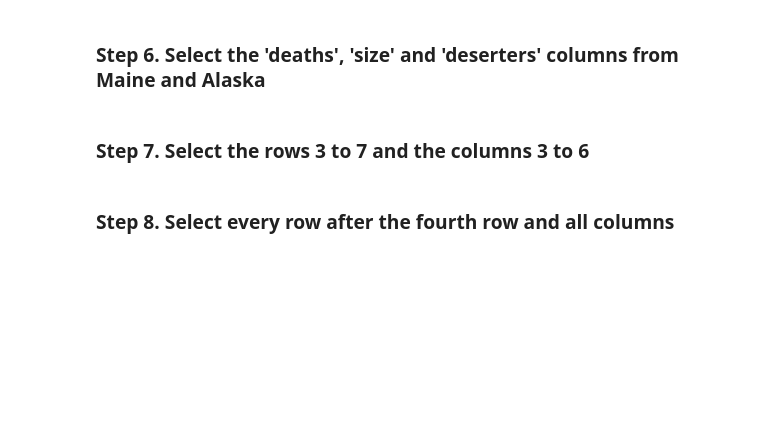
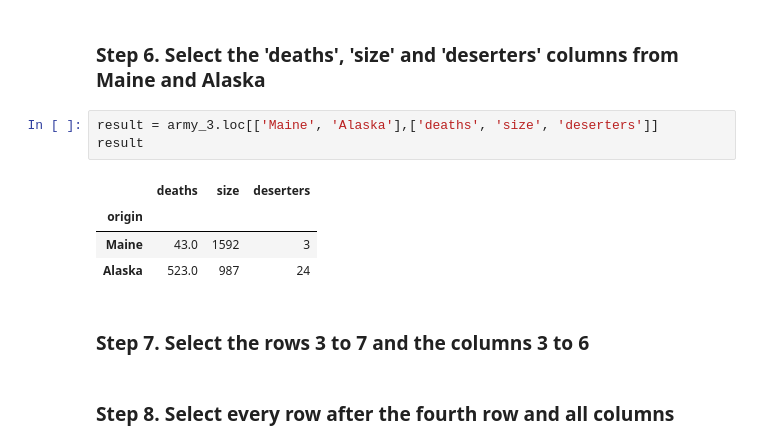
Before and after one commit to ana-macias/PRUEBA, a Jupyter notebook: 2-Data_analysis/2-Pandas/Practica/2-Fictional_Army/Fictional Army.ipynb, the cells around one changed output. Cells and saved outputs as stored; diff of their text form; blank space fills up the shorter version.

```diff
--- a/2-Data_analysis/2-Pandas/Practica/2-Fictional_Army/Fictional Army.ipynb
+++ b/2-Data_analysis/2-Pandas/Practica/2-Fictional_Army/Fictional Army.ipynb
@@ -178,5 +178,13 @@ army_3
 # %% [markdown]
 ### Step 6. Select the 'deaths', 'size' and 'deserters' columns from Maine and Alaska
+# %%
+result = army_3.loc[['Maine', 'Alaska'],['deaths', 'size', 'deserters']]
+result
+# %% [output]
+|  | deaths | size | deserters |
+| origin |  |  |  |
+| Maine | 43.0 | 1592 | 3 |
+| Alaska | 523.0 | 987 | 24 |
 # %% [markdown]
 ### Step 7. Select the rows 3 to 7 and the columns 3 to 6
 # %% [markdown]
```
Also changed, not shown: parts of 1 cell of this notebook, 2 other files.
